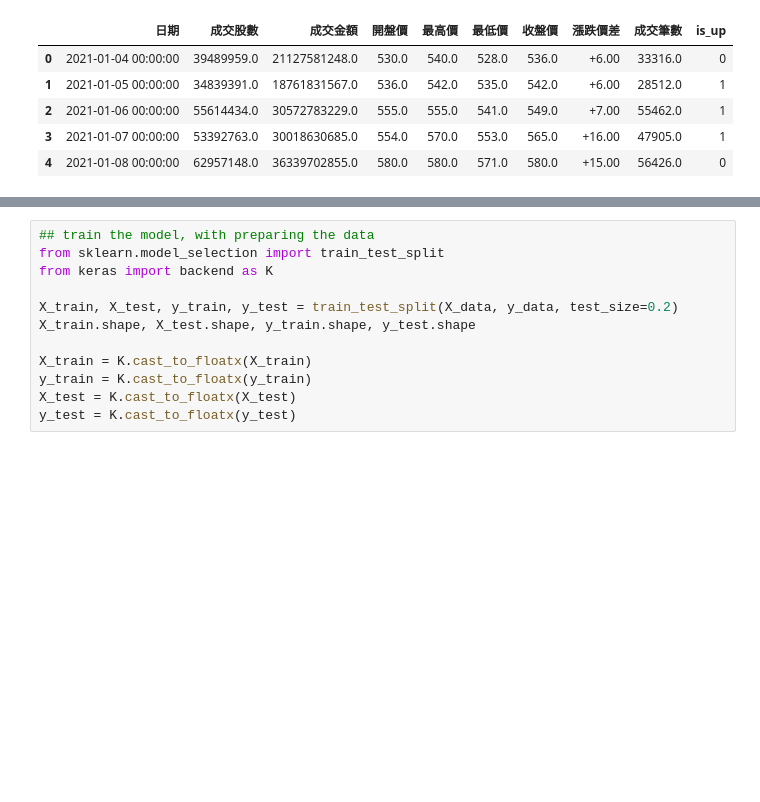
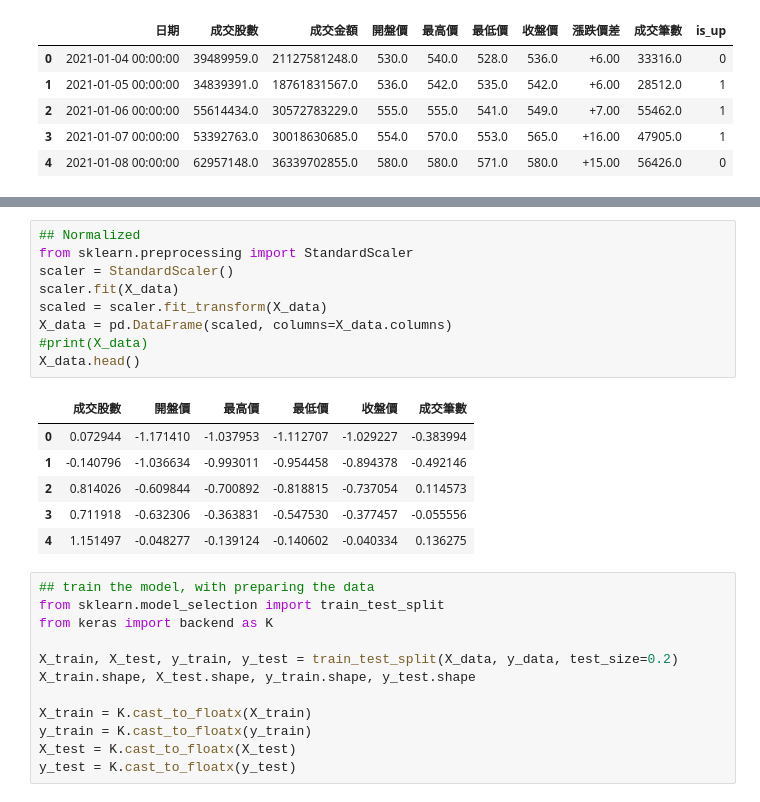
Before and after one commit to TaylorShiehUSI/Github-Colab-test, a Jupyter notebook: 20220814_2230.ipynb, the cells around one changed output, grey strips where cells are left out. Saved outputs shown, nothing was run; the diff lists cells and outputs as text; blank space fills up the shorter version.

```diff
--- a/20220814_2230.ipynb
+++ b/20220814_2230.ipynb
@@ -99,3 +100,19 @@ X_data.head()
+# %%
+## Normalized
+from sklearn.preprocessing import StandardScaler
+scaler = StandardScaler()
+scaler.fit(X_data)
+scaled = scaler.fit_transform(X_data)
+X_data = pd.DataFrame(scaled, columns=X_data.columns)
+#print(X_data)
+X_data.head()
+# %% [output]
+|  | 成交股數 | 開盤價 | 最高價 | 最低價 | 收盤價 | 成交筆數 |
+| 0 | 0.072944 | -1.171410 | -1.037953 | -1.112707 | -1.029227 | -0.383994 |
+| 1 | -0.140796 | -1.036634 | -0.993011 | -0.954458 | -0.894378 | -0.492146 |
+| 2 | 0.814026 | -0.609844 | -0.700892 | -0.818815 | -0.737054 | 0.114573 |
+| 3 | 0.711918 | -0.632306 | -0.363831 | -0.547530 | -0.377457 | -0.055556 |
+| 4 | 1.151497 | -0.048277 | -0.139124 | -0.140602 | -0.040334 | 0.136275 |
 # %%
 ## train the model, with preparing the data
 from sklearn.model_selection import train_test_split
```
Also changed, not shown: parts of 5 cells of this notebook.
